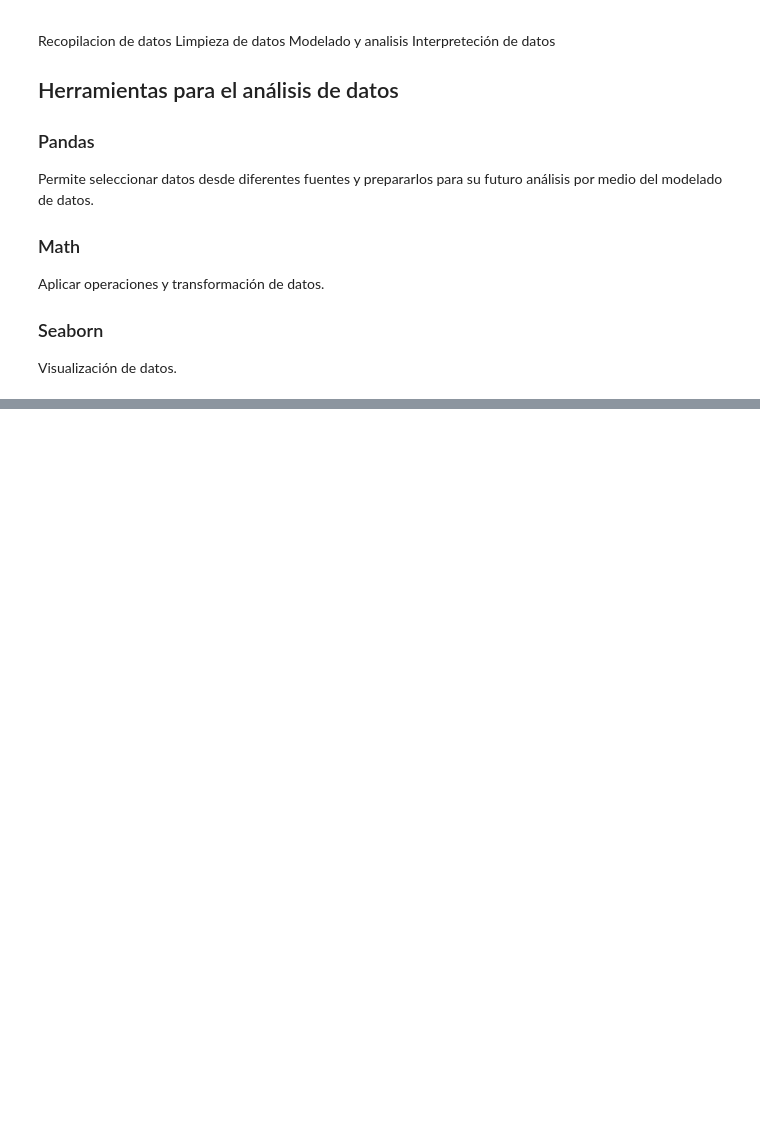
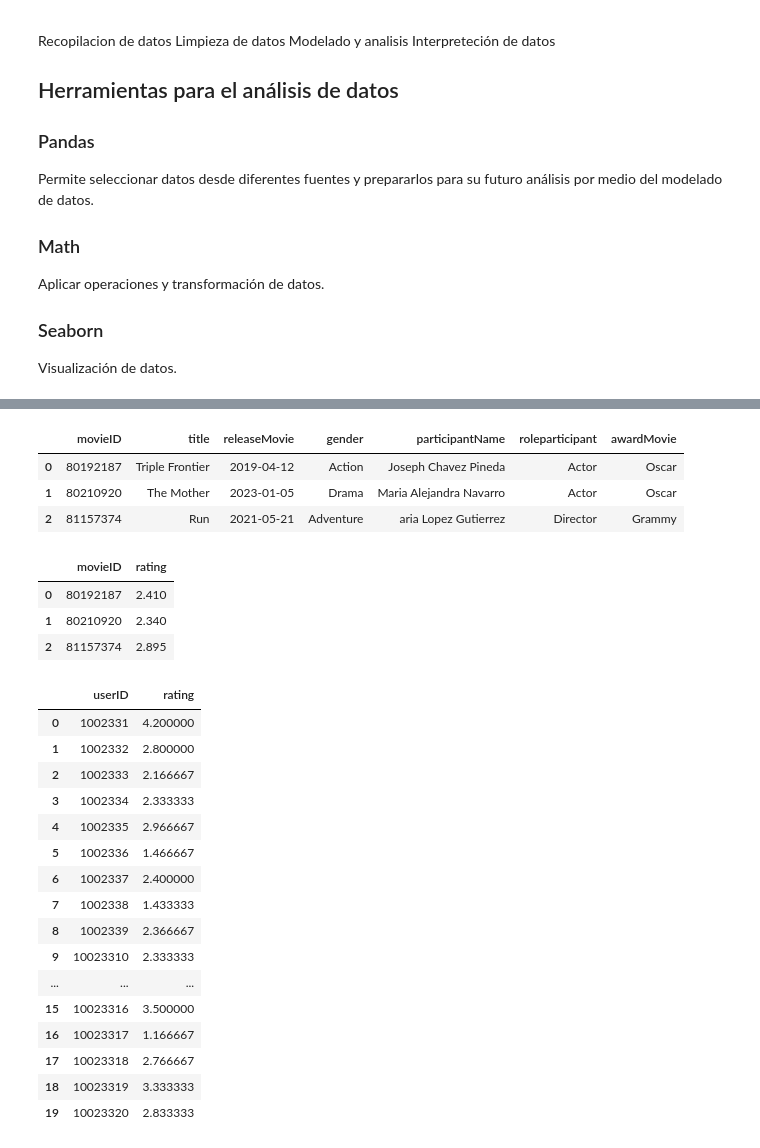
Before and after one commit to MiguelAngelBaquero/AnalisisDatosPython, a Jupyter notebook: Sesion4/Analisis_de_datos.ipynb, the cells around one changed output, grey strips where cells are left out. Drawn from its saved outputs; the diff is of its cells as text; code cells hidden in the pictures; blank space fills up the shorter version.

```diff
--- a/Sesion4/Analisis_de_datos.ipynb
+++ b/Sesion4/Analisis_de_datos.ipynb
@@ -42,0 +55,39 @@ df_user.head()
+# %%
+df_movie = pd.read_sql('select * from dimMovie', con = conn)
+df_movie.head()
+# %% [output]
+|  | movieID | title | releaseMovie | gender | participantName | roleparticipant | awardMovie |
+| 0 | 80192187 | Triple Frontier | 2019-04-12 | Action | Joseph Chavez Pineda | Actor | Oscar |
+| 1 | 80210920 | The Mother | 2023-01-05 | Drama | Maria Alejandra Navarro | Actor | Oscar |
+| 2 | 81157374 | Run | 2021-05-21 | Adventure | aria Lopez Gutierrez | Director | Grammy |
+# %%
+# Rating promedio por pelicula
+df_fact_promedio_pelicula = df_fact[['movieID', 'rating']].groupby('movieID').mean()['rating'].reset_index()
+df_fact_promedio_pelicula
+# %% [output]
+|  | movieID | rating |
+| 0 | 80192187 | 2.410 |
+| 1 | 80210920 | 2.340 |
+| 2 | 81157374 | 2.895 |
+# %%
+# Rating promedio por usuario
+df_fact_promedio_usuario = df_fact[['userID', 'rating']].groupby('userID').mean()['rating'].reset_index()
+df_fact_promedio_usuario
+# %% [output]
+|  | userID | rating |
+| 0 | 1002331 | 4.200000 |
+| 1 | 1002332 | 2.800000 |
+| 2 | 1002333 | 2.166667 |
+| 3 | 1002334 | 2.333333 |
+| 4 | 1002335 | 2.966667 |
+| 5 | 1002336 | 1.466667 |
+| 6 | 1002337 | 2.400000 |
+| 7 | 1002338 | 1.433333 |
+| 8 | 1002339 | 2.366667 |
+| 9 | 10023310 | 2.333333 |
+| ... | ... | ... |
+| 15 | 10023316 | 3.500000 |
+| 16 | 10023317 | 1.166667 |
+| 17 | 10023318 | 2.766667 |
+| 18 | 10023319 | 3.333333 |
+| 19 | 10023320 | 2.833333 |
```
Also changed, not shown: parts of 9 cells of this notebook, 1 other file.
